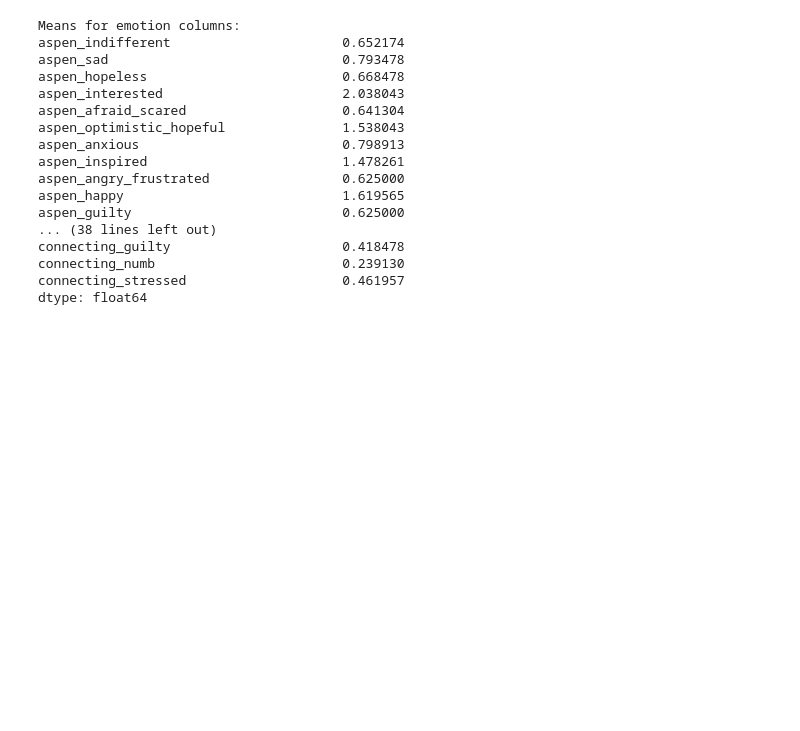
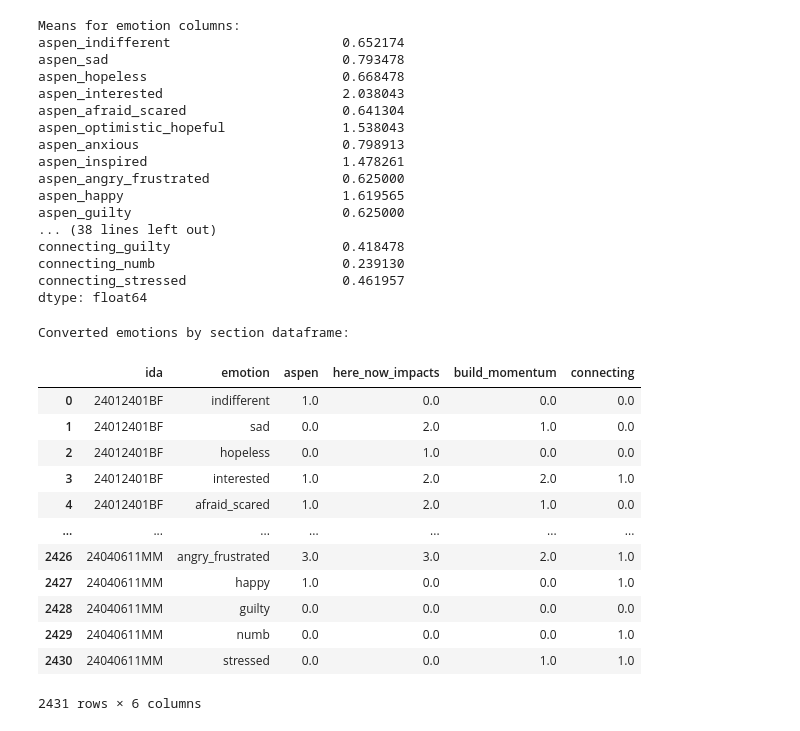
Before and after one commit to Hailcyon/AISL-data-analysis, a Jupyter notebook: numericize_emotions.ipynb, the cells around one changed output. Saved outputs shown, nothing was run; the diff lists cells and outputs as text; code cells hidden in the pictures; blank space fills up the shorter version.

```diff
--- a/numericize_emotions.ipynb
+++ b/numericize_emotions.ipynb
@@ -127,3 +128,31 @@ connecting_guilty                      0.418478
 connecting_numb                        0.239130
 connecting_stressed                    0.461957
 dtype: float64
+# %%
+emotions_by_section_numeric = pd.read_excel('c:/Users/Hailey Sherman/ClimateOfHopeData/Data_2025/emotions_by_section_df.xlsx')
+
+# Define the columns to convert (all columns except 'ida' and 'emotion')
+columns_to_convert = [col for col in emotions_by_section_numeric.columns if col not in ['ida', 'emotion']]
+
+# Convert the columns using the same response_map
+for col in columns_to_convert:
+    emotions_by_section_numeric[col] = emotions_by_section_numeric[col].map(response_map)
+
+# Display the updated dataframe
+print("\nConverted emotions by section dataframe:")
+display(emotions_by_section_numeric)
+# %% [output]
+Converted emotions by section dataframe:
+|  | ida | emotion | aspen | here_now_impacts | build_momentum | connecting |
+| 0 | 24012401BF | indifferent | 1.0 | 0.0 | 0.0 | 0.0 |
+| 1 | 24012401BF | sad | 0.0 | 2.0 | 1.0 | 0.0 |
+| 2 | 24012401BF | hopeless | 0.0 | 1.0 | 0.0 | 0.0 |
+| 3 | 24012401BF | interested | 1.0 | 2.0 | 2.0 | 1.0 |
+| 4 | 24012401BF | afraid_scared | 1.0 | 2.0 | 1.0 | 0.0 |
+| ... | ... | ... | ... | ... | ... | ... |
+| 2426 | 24040611MM | angry_frustrated | 3.0 | 3.0 | 2.0 | 1.0 |
+| 2427 | 24040611MM | happy | 1.0 | 0.0 | 0.0 | 1.0 |
+| 2428 | 24040611MM | guilty | 0.0 | 0.0 | 0.0 | 0.0 |
+| 2429 | 24040611MM | numb | 0.0 | 0.0 | 0.0 | 1.0 |
+| 2430 | 24040611MM | stressed | 0.0 | 0.0 | 1.0 | 1.0 |
+2431 rows × 6 columns
```
Also changed, not shown: parts of 5 cells of this notebook, 1 other file.
